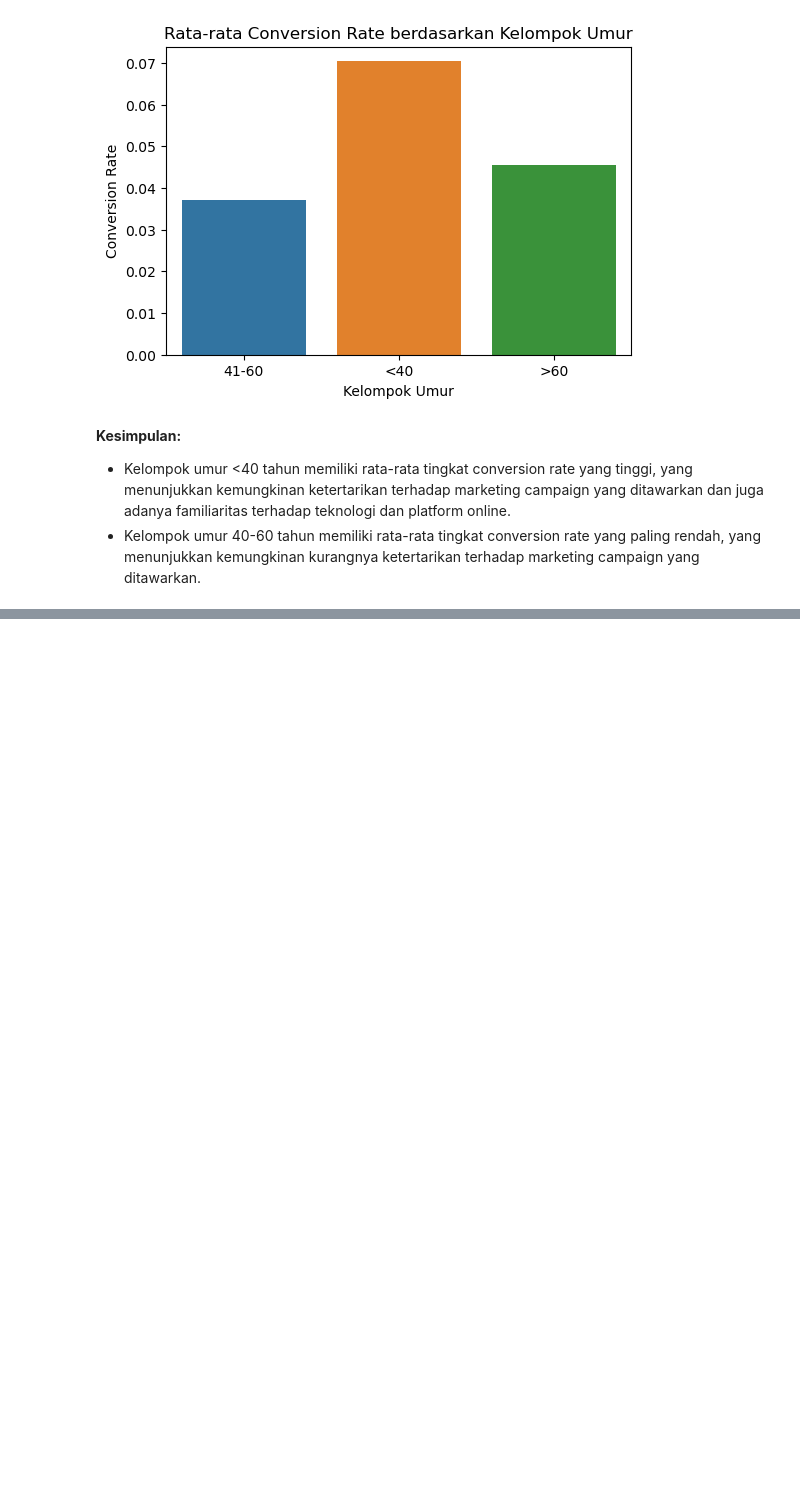
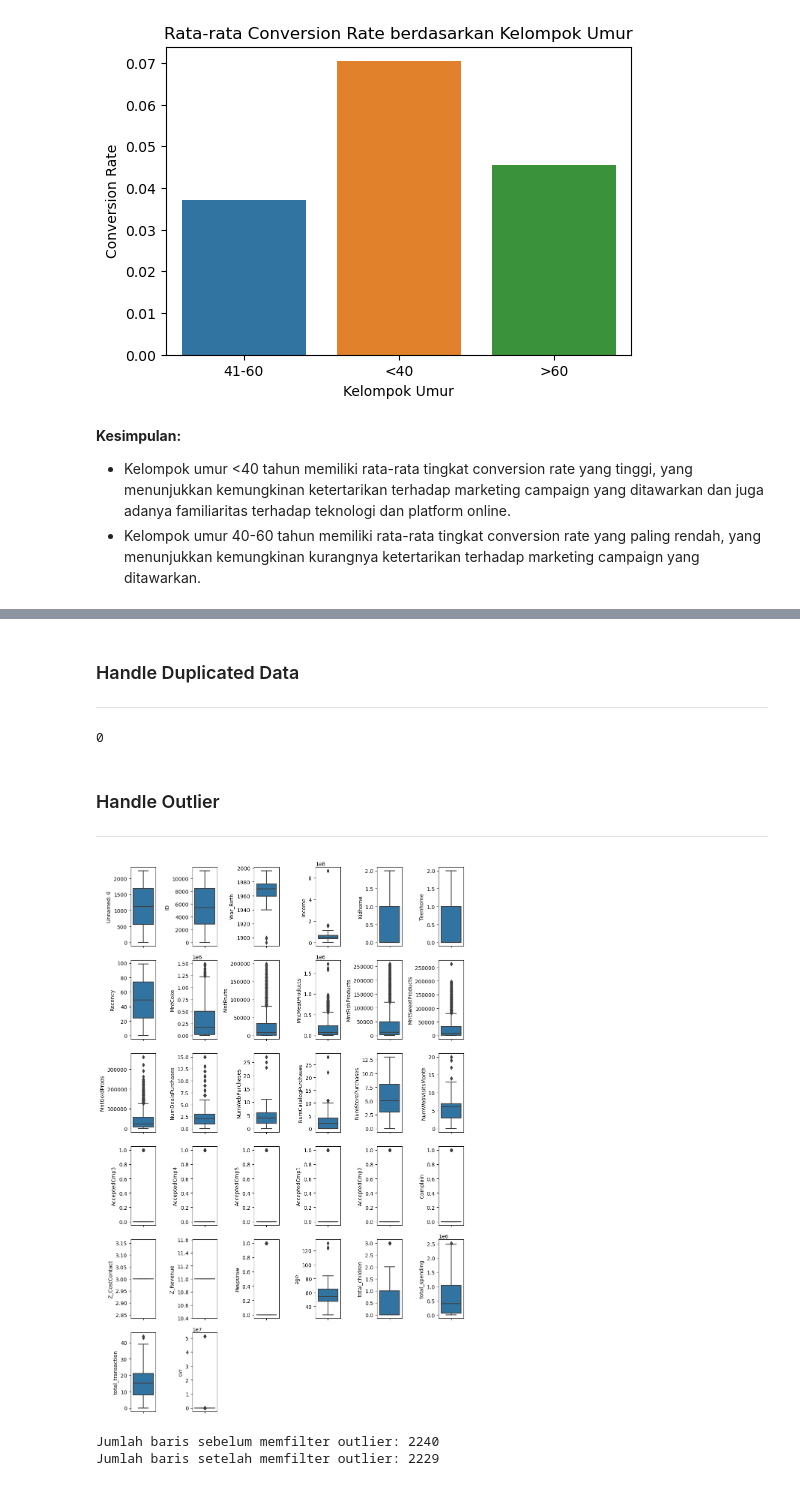
Before and after one commit to regitafif/MP3_CustomerPersonality, a Jupyter notebook: predict_customer_personality.ipynb, the cells around one changed output, grey strips where cells are left out. Saved outputs shown, nothing was run; the diff lists cells and outputs as text; code cells hidden in the pictures; blank space fills up the shorter version.

```diff
--- a/predict_customer_personality.ipynb
+++ b/predict_customer_personality.ipynb
@@ -106,0 +129,2 @@ plt.show()
+# %%
+df2 = df1.copy()
@@ -106,0 +154,3 @@ plt.show()
+# %%
+df2.fillna(df2['Income'].median(), inplace=True)
+df2.fillna(df2['cvr'].median(), inplace=True)
@@ -106,0 +177,33 @@ plt.show()
+# %% [markdown]
+### Handle Duplicated Data
+---
+# %%
+df2.duplicated().sum()
+# %% [output]
+0
+# %% [markdown]
+### Handle Outlier
+---
+# %%
+#change Dt_Customer dtype from object to datetime 64[ns]
+df2['Dt_Customer'] = pd.to_datetime(df2['Dt_Customer'], format='%d-%m-%Y')
+# %%
+#looping to categorize cat include categorical columns and num include numeric columns
+cats = []
+nums = []
+date = []
+for col in df2.columns:
+    if df2[col].dtype == 'O':
+        cats.append(col)
+    elif df2[col].dtype == 'int64' or df2[col].dtype == 'float64':
+        nums.append(col)
+    else:
+        date.append(col)
+# %%
+plt.figure(figsize= (10,15))
+for i in range(len(nums)):
+    plt.subplot(6, 6, i+1)
+    sns.boxplot(y = df2[nums[i]], orient='v')
+    plt.tight_layout()
+# %% [output]
+[figure, added]
@@ -106,0 +212,17 @@ plt.show()
+# %%
+print(f'Jumlah baris sebelum memfilter outlier: {len(df2)}')
+
+df_out = ['Income','Year_Birth','age']
+
+filtered_entries = np.array([True] * len(df2))
+
+for col in df_out:
+    zscore = abs(stats.zscore(df2[col])) # hitung absolute z-scorenya
+    filtered_entries = (zscore < 3) & filtered_entries # keep yang kurang dari 3 absolute z-scorenya
+
+df2 = df2[filtered_entries] # filter, cuma ambil yang z-scorenya dibawah 3
+
+print(f'Jumlah baris setelah memfilter outlier: {len(df2)}')
+# %% [output]
+Jumlah baris sebelum memfilter outlier: 2240
+Jumlah baris setelah memfilter outlier: 2229
```
Also changed, not shown: parts of 23 cells of this notebook.
